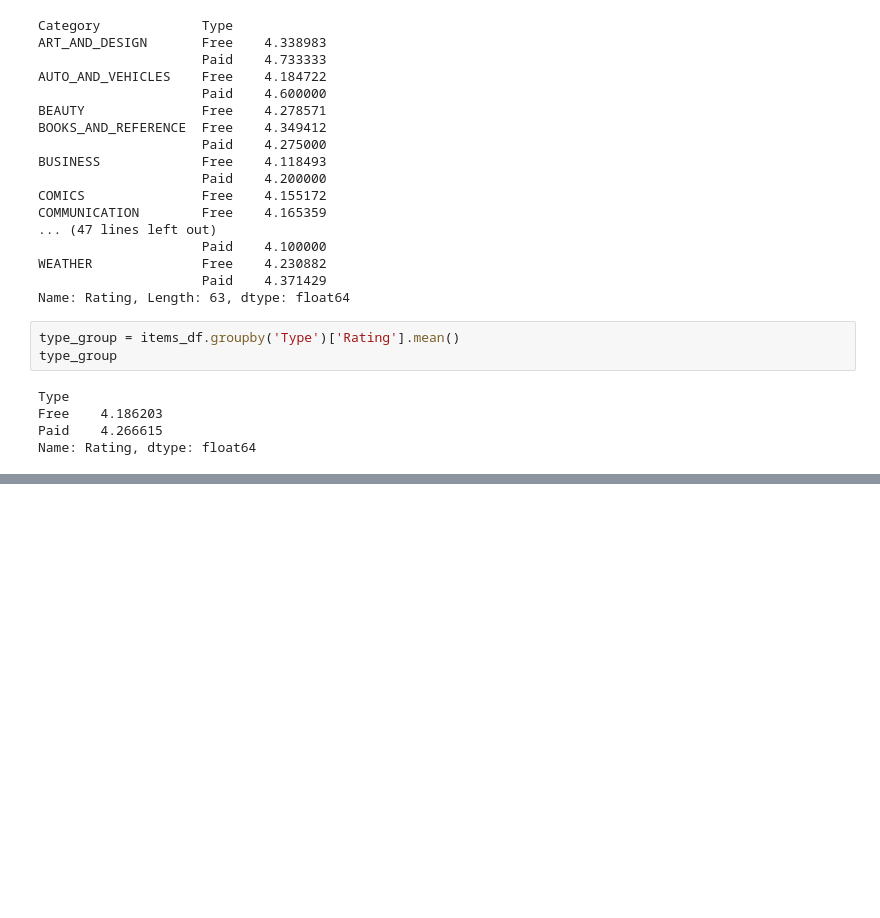
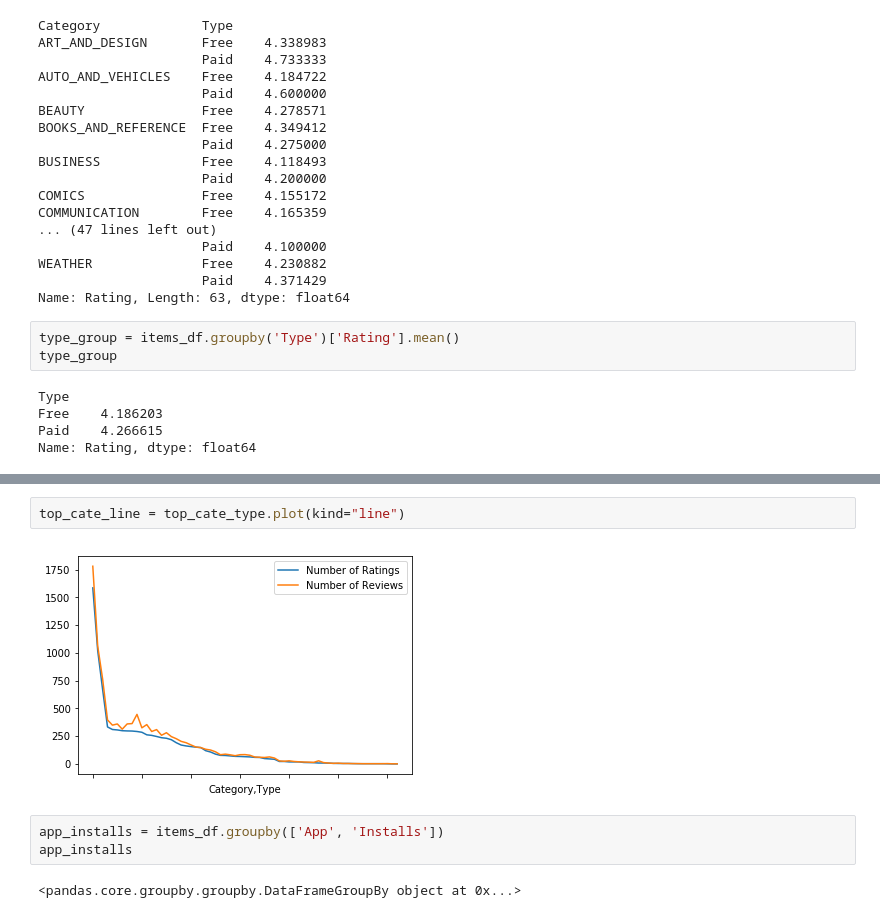
Before and after one commit to hgfowler08/google_play_store, a Jupyter notebook: google_store.ipynb, the cells around one changed output, grey strips where cells are left out. Saved outputs shown, nothing was run; the diff lists cells and outputs as text; blank space fills up the shorter version.

```diff
--- a/google_store.ipynb
+++ b/google_store.ipynb
@@ -442,0 +469,9 @@ top_cate_type
+# %%
+top_cate_line = top_cate_type.plot(kind="line")
+# %% [output]
+[figure, added]
+# %%
+app_installs = items_df.groupby(['App', 'Installs'])
+app_installs
+# %% [output]
+<pandas.core.groupby.groupby.DataFrameGroupBy object at 0x...>
```
Also changed, not shown: parts of 11 cells of this notebook.
